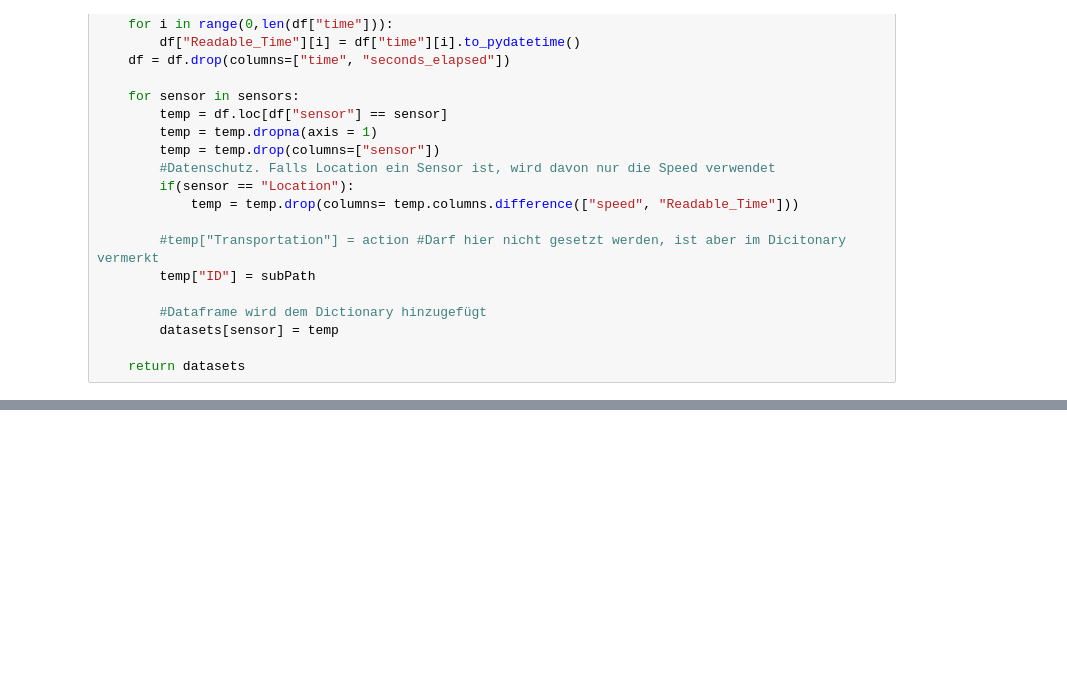
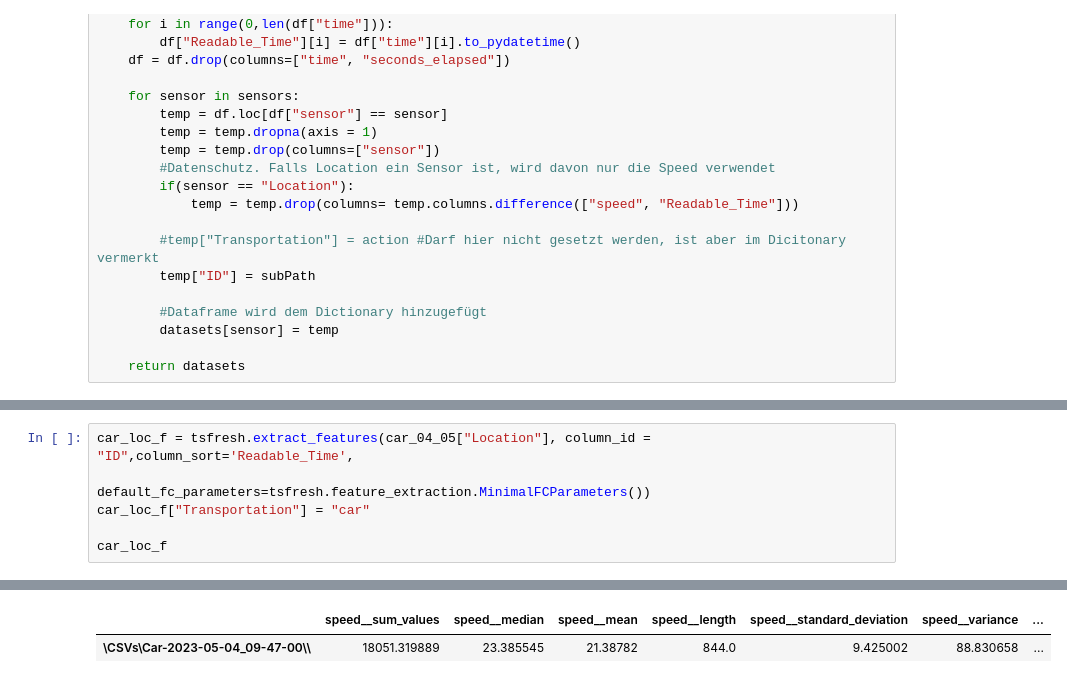
Before and after one commit to AlexeiMari/ML4B-2023, a Jupyter notebook: JupyterNotebooks/LightBrightnessDisplay Test.ipynb, the cells around one changed output, grey strips where cells are left out. Drawn from its saved outputs; the diff is of its cells as text; blank space fills up the shorter version.

```diff
--- a/JupyterNotebooks/LightBrightnessDisplay Test.ipynb
+++ b/JupyterNotebooks/LightBrightnessDisplay Test.ipynb
@@ -312,0 +326,7 @@ TypeError: ufunc 'divide' not supported for the input types, and the inputs coul
+# %%
+car_loc_f = tsfresh.extract_features(car_04_05["Location"], column_id = "ID",column_sort='Readable_Time',
+                                       default_fc_parameters=tsfresh.feature_extraction.MinimalFCParameters())
+car_loc_f["Transportation"] = "car"
+
+car_loc_f
+# %% [output]
@@ -313 +334,3 @@ TypeError: ufunc 'divide' not supported for the input types, and the inputs coul
+|  | speed__sum_values | speed__median | speed__mean | speed__length | speed__standard_deviation | speed__variance | ... |
+| \CSVs\Car-2023-05-04_09-47-00\\ | 18051.319889 | 23.385545 | 21.38782 | 844.0 | 9.425002 | 88.830658 | ... |
 # %%
```
Also changed, not shown: parts of 8 cells of this notebook.
